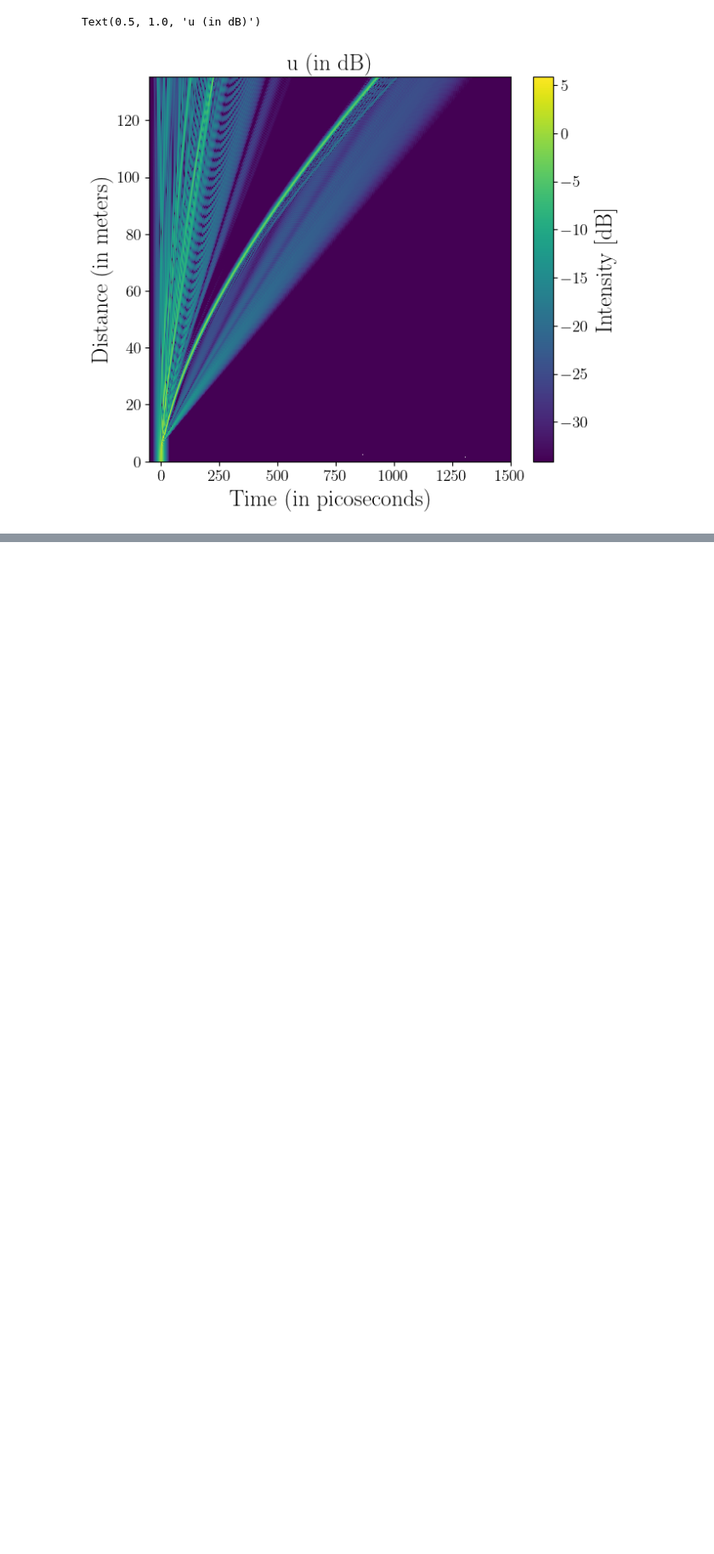
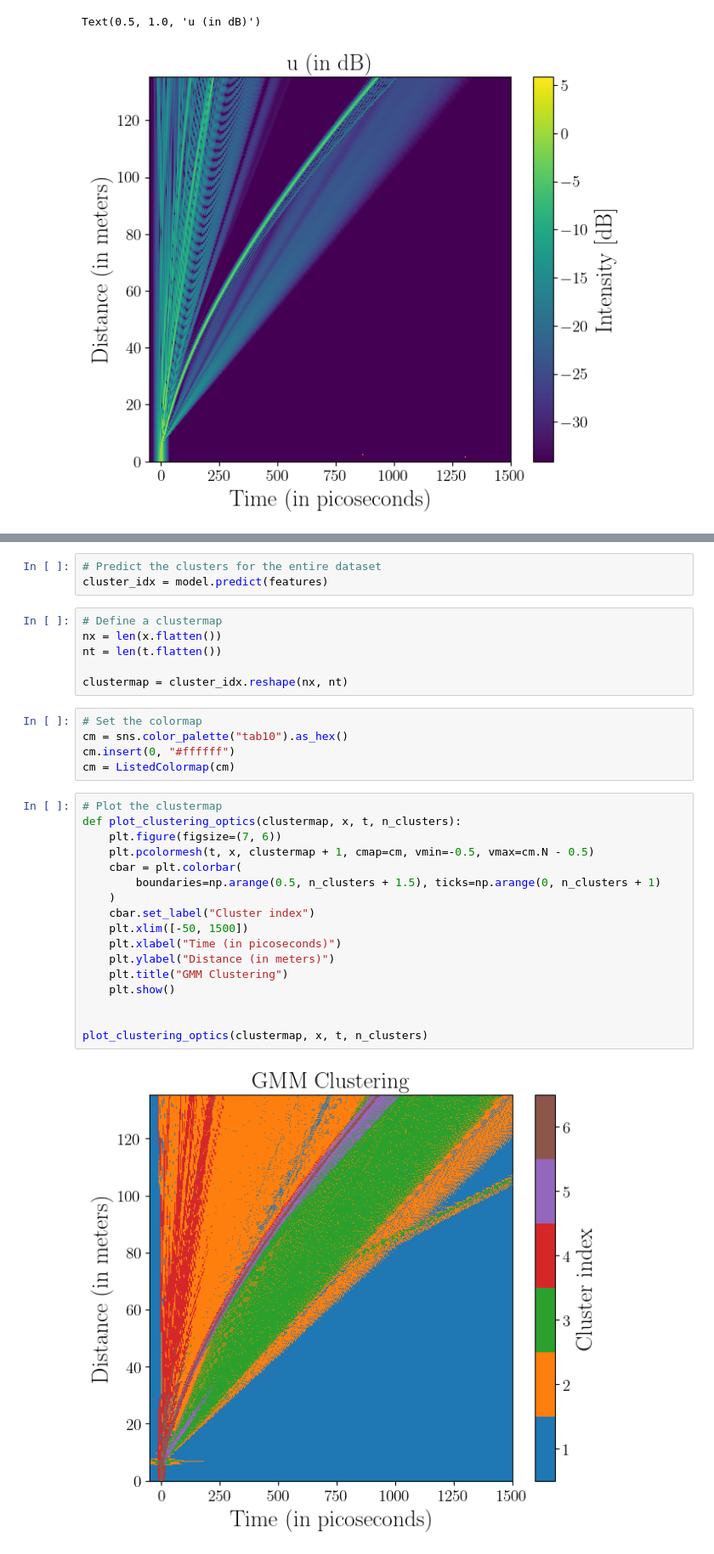
Before and after one commit to tbreitburd/Learning-Dominant-Physical-Processes-using-Unsupervised-Learning-Techniques-, a Jupyter notebook: Notebooks/Optical_Pulse.ipynb, the cells around one changed output, grey strips where cells are left out. Shown at 85% size. Saved outputs shown, nothing was run; the diff lists cells and outputs as text; blank space fills up the shorter version.

```diff
--- a/Notebooks/Optical_Pulse.ipynb
+++ b/Notebooks/Optical_Pulse.ipynb
@@ -98,0 +175,33 @@ Text(0.5, 1.0, 'u (in dB)')
+# %%
+# Predict the clusters for the entire dataset
+cluster_idx = model.predict(features)
+# %%
+# Define a clustermap
+nx = len(x.flatten())
+nt = len(t.flatten())
+
+clustermap = cluster_idx.reshape(nx, nt)
+# %%
+# Set the colormap
+cm = sns.color_palette("tab10").as_hex()
+cm.insert(0, "#ffffff")
+cm = ListedColormap(cm)
+# %%
+# Plot the clustermap
+def plot_clustering_optics(clustermap, x, t, n_clusters):
+    plt.figure(figsize=(7, 6))
+    plt.pcolormesh(t, x, clustermap + 1, cmap=cm, vmin=-0.5, vmax=cm.N - 0.5)
+    cbar = plt.colorbar(
+        boundaries=np.arange(0.5, n_clusters + 1.5), ticks=np.arange(0, n_clusters + 1)
+    )
+    cbar.set_label("Cluster index")
+    plt.xlim([-50, 1500])
+    plt.xlabel("Time (in picoseconds)")
+    plt.ylabel("Distance (in meters)")
+    plt.title("GMM Clustering")
+    plt.show()
+
+
+plot_clustering_optics(clustermap, x, t, n_clusters)
+# %% [output]
+[figure, added]
```
Also changed, not shown: parts of 17 cells of this notebook.
